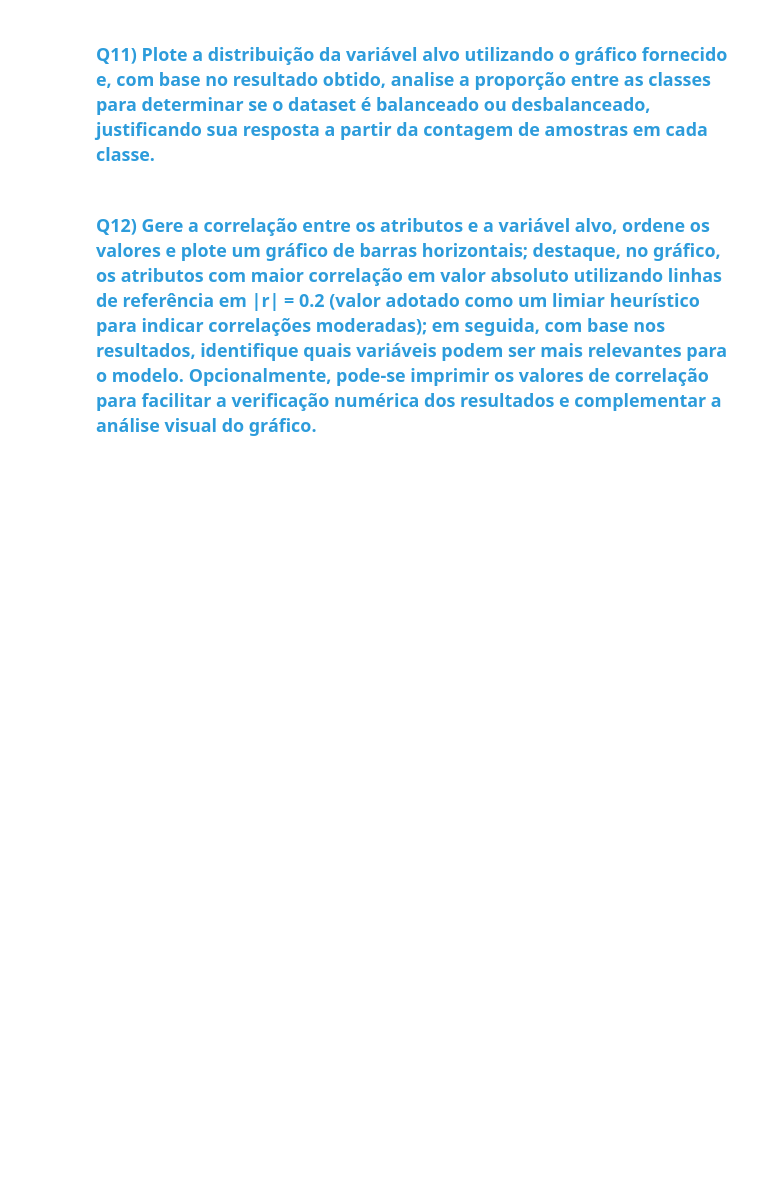
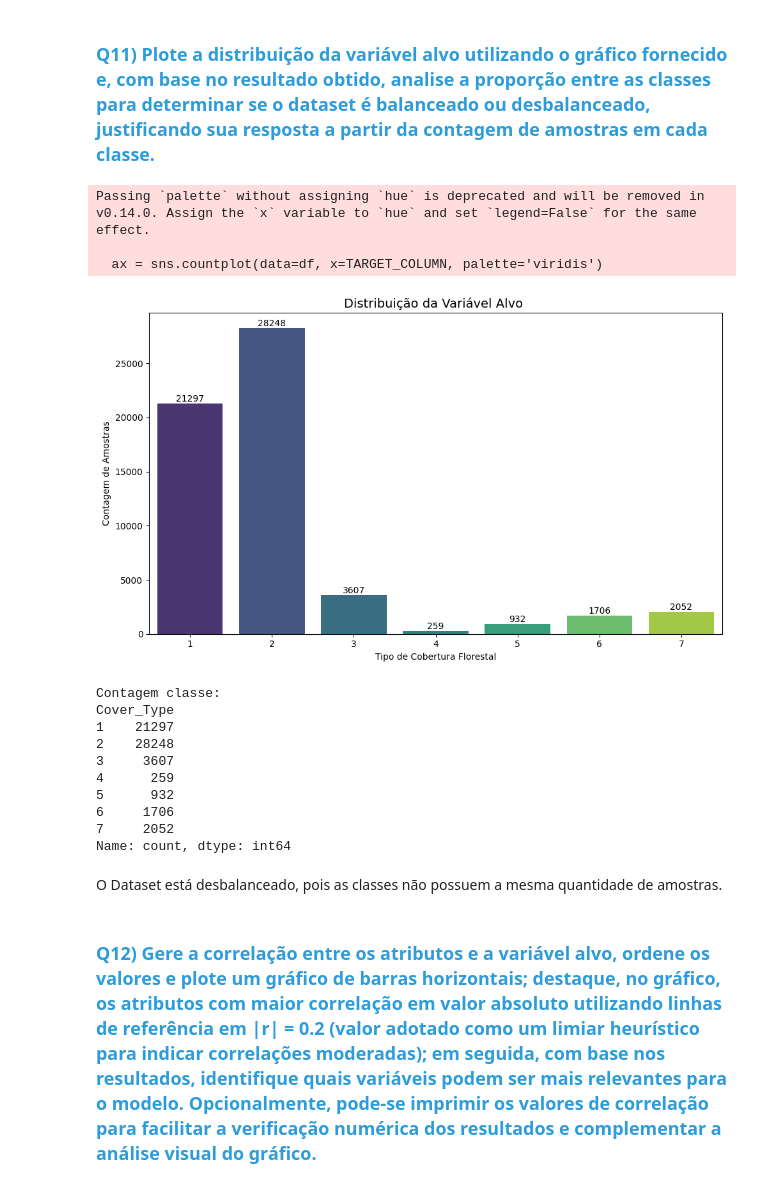
Before and after one commit to FuadMurad-dev/Atividade-De-C06, a Jupyter notebook: lab/C24_2026_1_L1_Atividade_06_2067.ipynb, the cells around one changed output. Drawn from its saved outputs; the diff is of its cells as text; code cells hidden in the pictures; blank space fills up the shorter version.

```diff
--- a/lab/C24_2026_1_L1_Atividade_06_2067.ipynb
+++ b/lab/C24_2026_1_L1_Atividade_06_2067.ipynb
@@ -210,2 +405,2 @@ df = pd.concat([ds.data.features, ds.data.targets], axis='columns').sample(frac=
 # %%
-TARGET_COLUMN = None # preencher
+TARGET_COLUMN = 'Cover_Type' # preencher
@@ -212,4 +412,38 @@ TARGET_COLUMN = None # preencher
 # %% [markdown]
 ### <font color='#2D9CDB'>Q11) Plote a distribuição da variável alvo utilizando o gráfico fornecido e, com base no resultado obtido, analise a proporção entre as classes para determinar se o dataset é balanceado ou desbalanceado, justificando sua resposta a partir da contagem de amostras em cada classe.</font>
+# %%
+plt.figure(figsize=(10, 6))
+ax = sns.countplot(data=df, x=TARGET_COLUMN, palette='viridis')
+plt.title('Distribuição da Variável Alvo ', fontsize=14)
+plt.xlabel('Tipo de Cobertura Florestal')
+plt.ylabel('Contagem de Amostras')
+
+for p in ax.patches:
+    ax.annotate(f'{int(p.get_height())}',
+                (p.get_x() + p.get_width() / 2., p.get_height()),
+                ha='center', va='bottom', fontsize=10)
+
+plt.tight_layout()
+plt.show()
+
+print("Contagem classe:")
+print(df[TARGET_COLUMN].value_counts().sort_index())
+# %% [output]
+Passing `palette` without assigning `hue` is deprecated and will be removed in v0.14.0. Assign the `x` variable to `hue` and set `legend=False` for the same effect.
+
+  ax = sns.countplot(data=df, x=TARGET_COLUMN, palette='viridis')
+[figure, added]
+Contagem classe:
+Cover_Type
+1    21297
+2    28248
+3     3607
+4      259
+5      932
+6     1706
+7     2052
+Name: count, dtype: int64
+# %% [markdown]
+O Dataset está desbalanceado, pois as classes não possuem a mesma quantidade de amostras.
 # %% [markdown]
 ### <font color='#2D9CDB'>Q12) Gere a correlação entre os atributos e a variável alvo, ordene os valores e plote um gráfico de barras horizontais; destaque, no gráfico, os atributos com maior correlação em valor absoluto utilizando linhas de referência em |r| = 0.2 (valor adotado como um limiar heurístico para indicar correlações moderadas); em seguida, com base nos resultados, identifique quais variáveis podem ser mais relevantes para o modelo. Opcionalmente, pode-se imprimir os valores de correlação para facilitar a verificação numérica dos resultados e complementar a análise visual do gráfico.</font>
```
Also changed, not shown: parts of 40 cells of this notebook.
